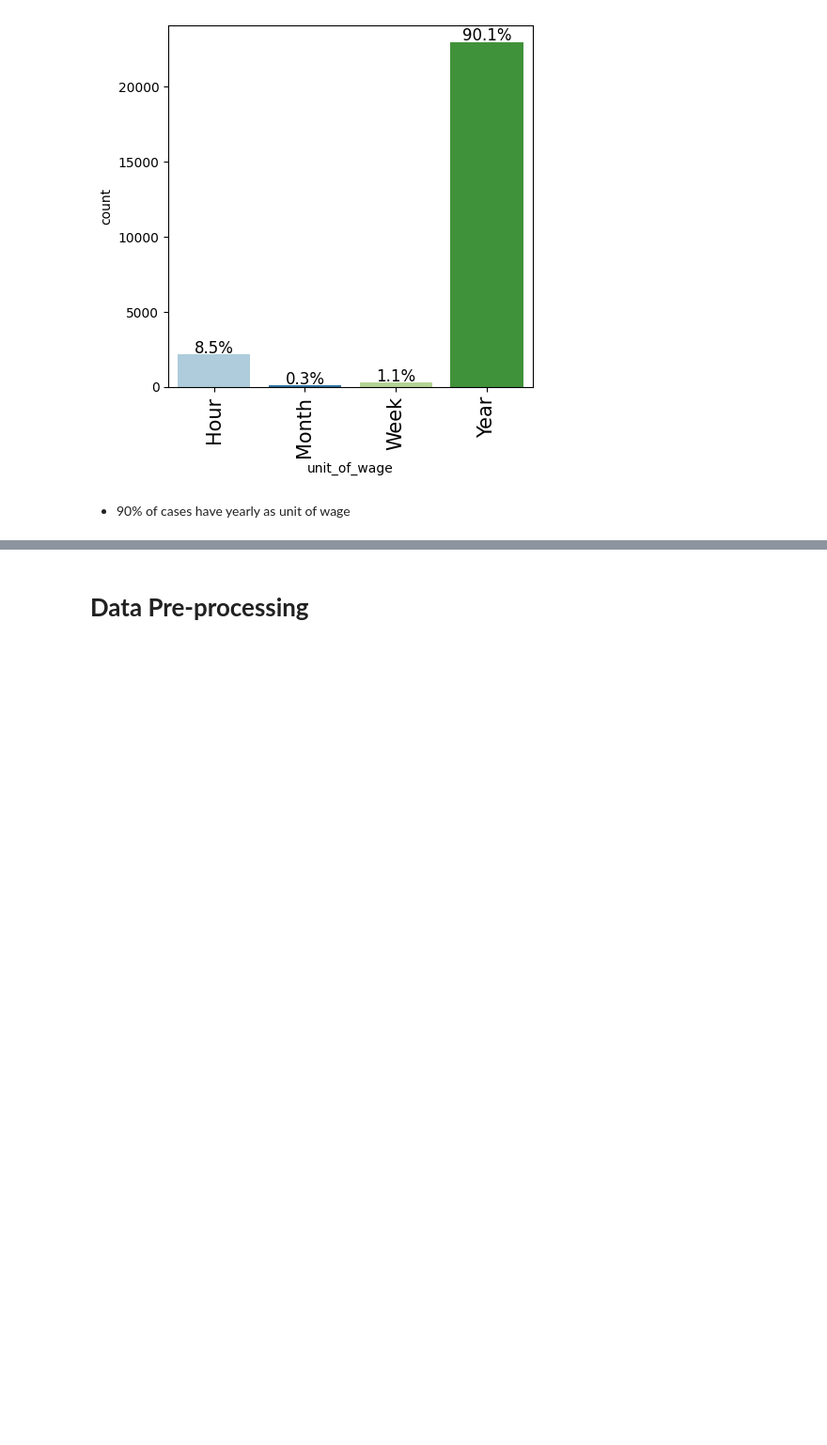
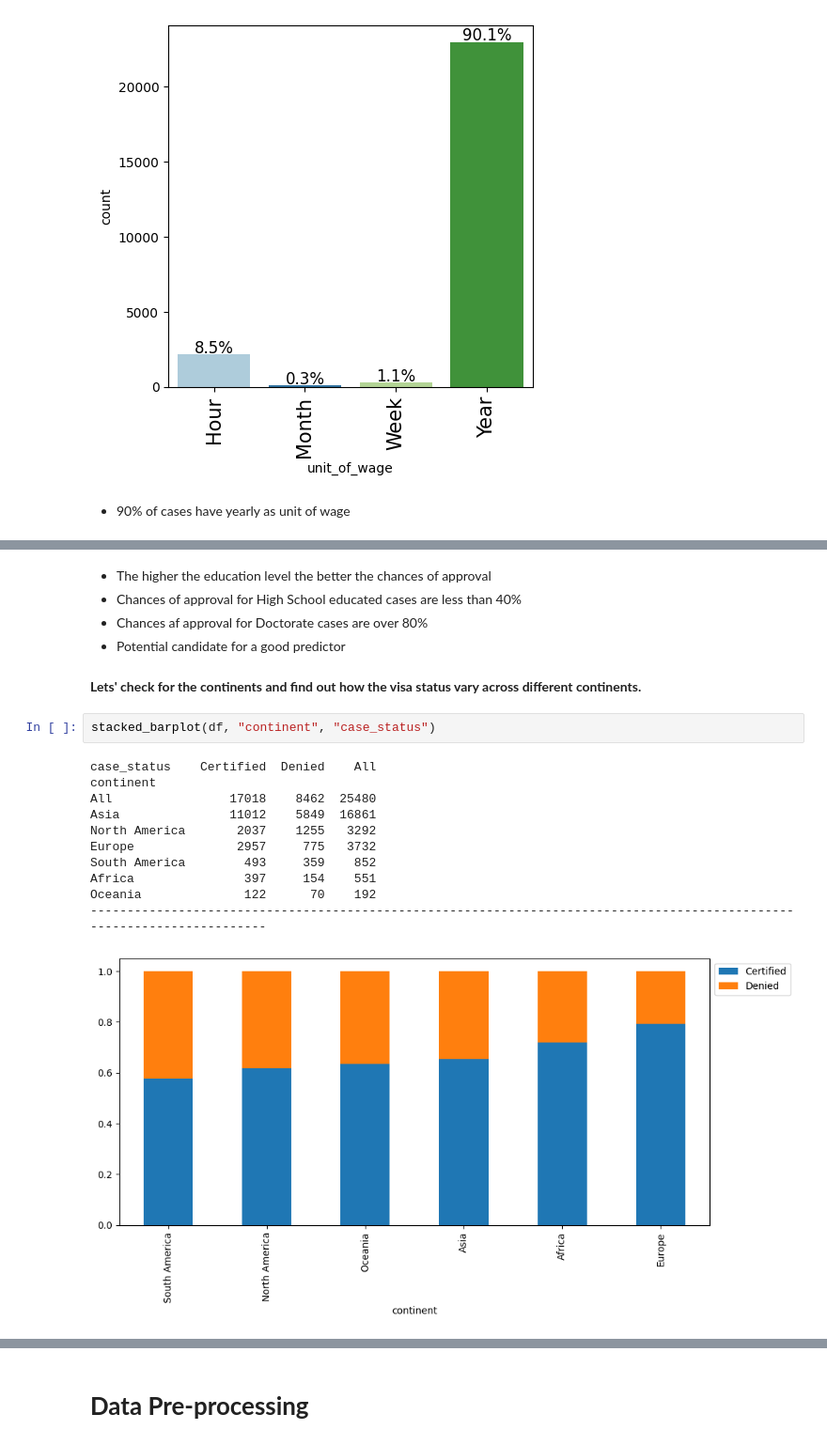
Before and after one commit to uday-d4/UTAI_AdvancedMachineLearningProject, a Jupyter notebook: Project_Full_Code_Notebook_EasyVisa (1).ipynb, the cells around one changed output, grey strips where cells are left out. Shown at 94% size. Saved outputs shown, nothing was run; the diff lists cells and outputs as text; blank space fills up the shorter version.

```diff
--- a/Project_Full_Code_Notebook_EasyVisa (1).ipynb
+++ b/Project_Full_Code_Notebook_EasyVisa (1).ipynb
@@ -504,0 +604,21 @@ labeled_barplot(df, "unit_of_wage", perc=True)
+# %% [markdown]
+* The higher the education level the better the chances of approval
+* Chances of approval for High School educated cases are less than 40%
+* Chances af approval for Doctorate cases are over 80%
+* Potential candidate for a good predictor
+# %% [markdown]
+**Lets' check for the continents and find out how the visa status vary across different continents.**
+# %%
+stacked_barplot(df, "continent", "case_status")
+# %% [output]
+case_status    Certified  Denied    All
+continent
+All                17018    8462  25480
+Asia               11012    5849  16861
+North America       2037    1255   3292
+Europe              2957     775   3732
+South America        493     359    852
+Africa               397     154    551
+Oceania              122      70    192
+------------------------------------------------------------------------------------------------------------------------
+[figure, added]
```
Also changed, not shown: parts of 25 cells of this notebook.
